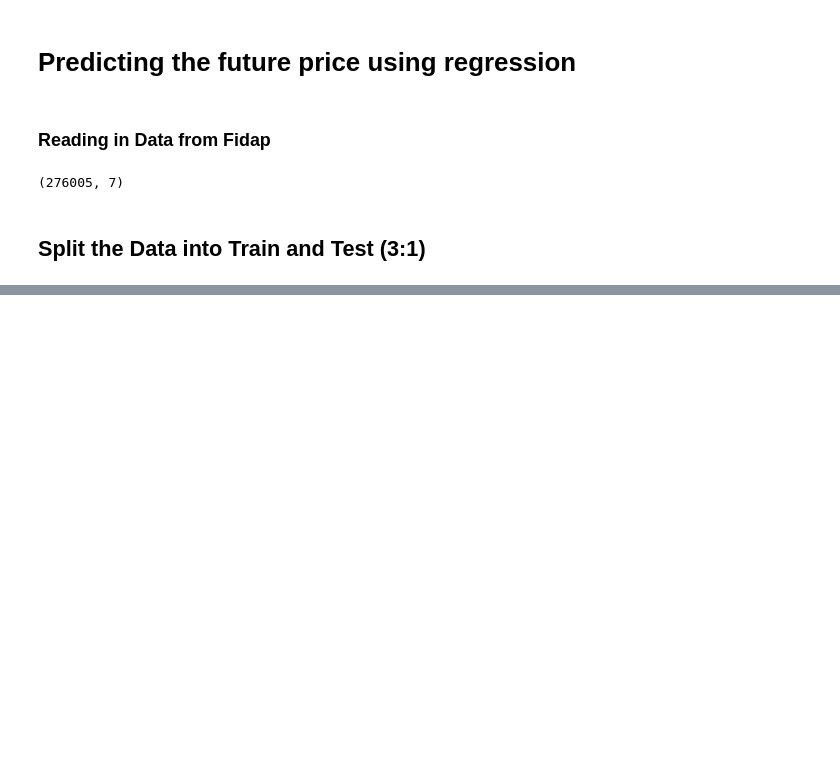
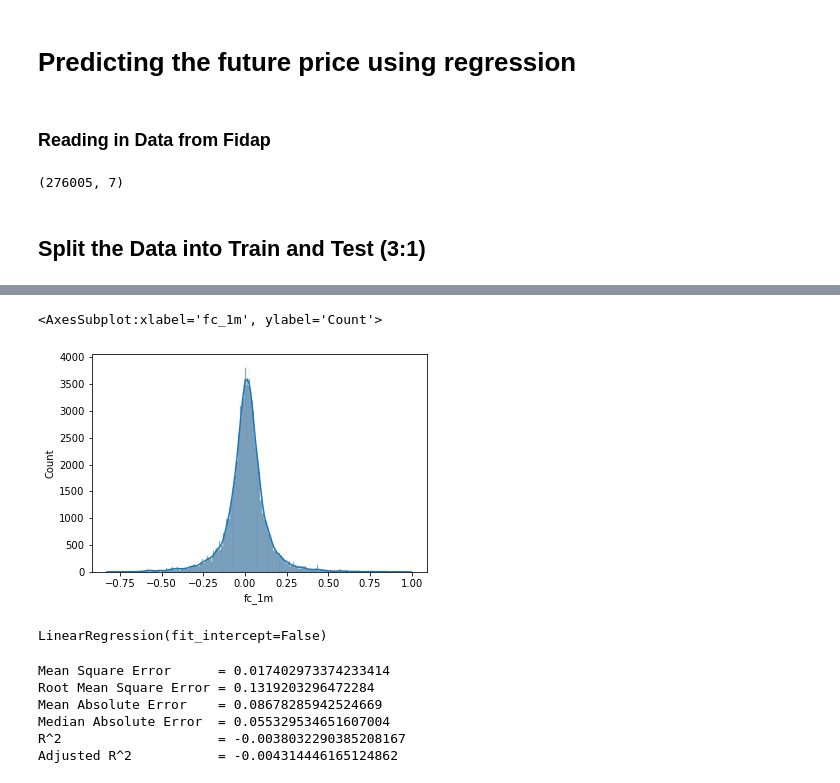
Before and after one commit to fidapco/notebooks, a Jupyter notebook: insider trading - machine learning.ipynb, the cells around one changed output, grey strips where cells are left out. Saved outputs shown, nothing was run; the diff lists cells and outputs as text; code cells hidden in the pictures; blank space fills up the shorter version.

```diff
--- a/insider trading - machine learning.ipynb
+++ b/insider trading - machine learning.ipynb
@@ -140,0 +185,6 @@ train_df
+# %%
+# From the above the fields are still correlated to the fc_1m, we will look at the fc_1m distribution
+sns.histplot(train_df_mod['fc_1m'], kde=True)
+# %% [output]
+<AxesSubplot:xlabel='fc_1m', ylabel='Count'>
+[figure, added]
@@ -140,0 +222,32 @@ train_df
+# %%
+## define and fit the linear regression model
+lin_mod = linear_model.LinearRegression(fit_intercept = False)
+lin_mod.fit(X_train, y_train)
+# %% [output]
+LinearRegression(fit_intercept=False)
+# %%
+import sklearn.metrics as sklm
+import scipy.stats as ss
+import math
+def print_metrics(y_true, y_predicted, n_parameters):
+    ## First compute R^2 and the adjusted R^2
+    r2 = sklm.r2_score(y_true, y_predicted)
+    r2_adj = r2 - (n_parameters - 1)/(y_true.shape[0] - n_parameters) * (1 - r2)
+
+    ## Print the usual metrics and the R^2 values
+    print('Mean Square Error      = ' + str(sklm.mean_squared_error(y_true, y_predicted)))
+    print('Root Mean Square Error = ' + str(math.sqrt(sklm.mean_squared_error(y_true, y_predicted))))
+    print('Mean Absolute Error    = ' + str(sklm.mean_absolute_error(y_true, y_predicted)))
+    print('Median Absolute Error  = ' + str(sklm.median_absolute_error(y_true, y_predicted)))
+    print('R^2                    = ' + str(r2))
+    print('Adjusted R^2           = ' + str(r2_adj))
+
+y_score = lin_mod.predict(X_test)
+print_metrics(y_test, y_score, 28)
+# %% [output]
+Mean Square Error      = 0.017402973374233414
+Root Mean Square Error = 0.1319203296472284
+Mean Absolute Error    = 0.08678285942524669
+Median Absolute Error  = 0.055329534651607004
+R^2                    = -0.0038032290385208167
+Adjusted R^2           = -0.004314446165124862
```
Also changed, not shown: parts of 25 cells of this notebook, 3 other files.
